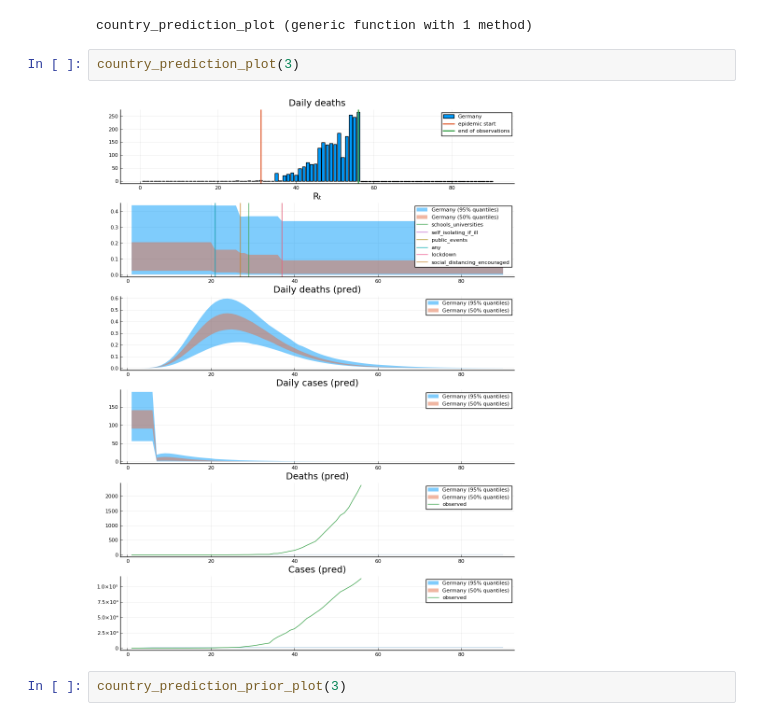
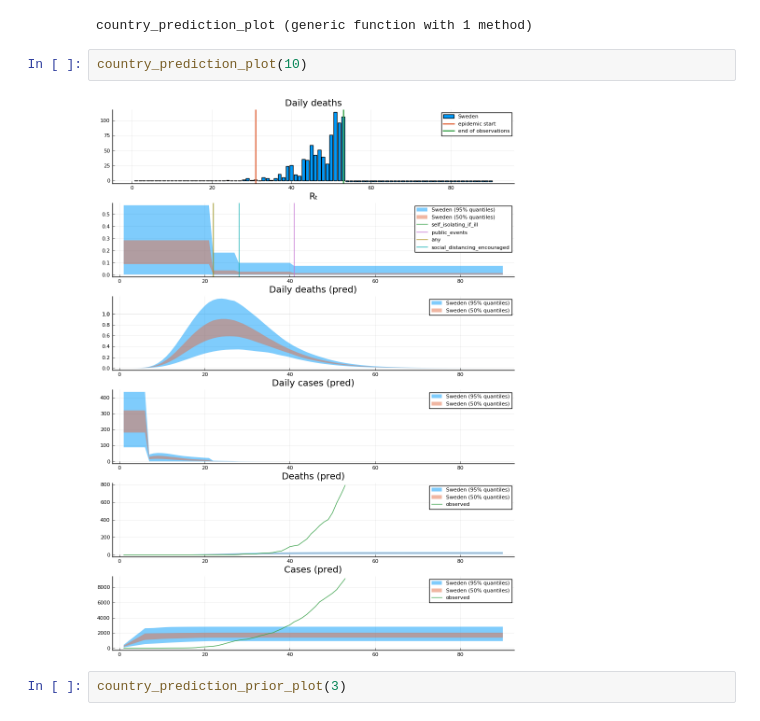
Before and after one commit to cambridge-mlg/Covid19, a Jupyter notebook: notebooks/01-Imperial-Report-13-Basics.ipynb, the cells around one changed output. Drawn from its saved outputs; the diff is of its cells as text.

```diff
--- a/notebooks/01-Imperial-Report-13-Basics.ipynb
+++ b/notebooks/01-Imperial-Report-13-Basics.ipynb
@@ -429,9 +425,9 @@ end
 # %% [output]
 country_prediction_plot (generic function with 1 method)
 # %%
-country_prediction_plot(3)
+country_prediction_plot(10)
 # %% [output]
-[figure, old version]
+[figure, new version]
 # %%
 country_prediction_prior_plot(3)
 # %% [output]
```
Also changed, not shown: parts of 19 cells of this notebook.
